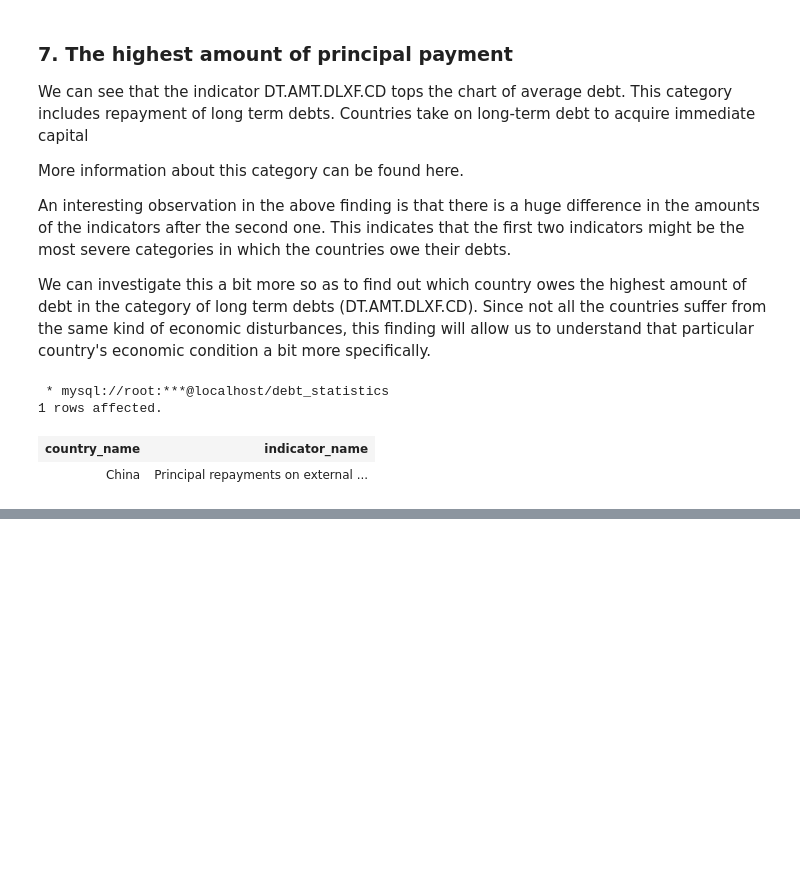
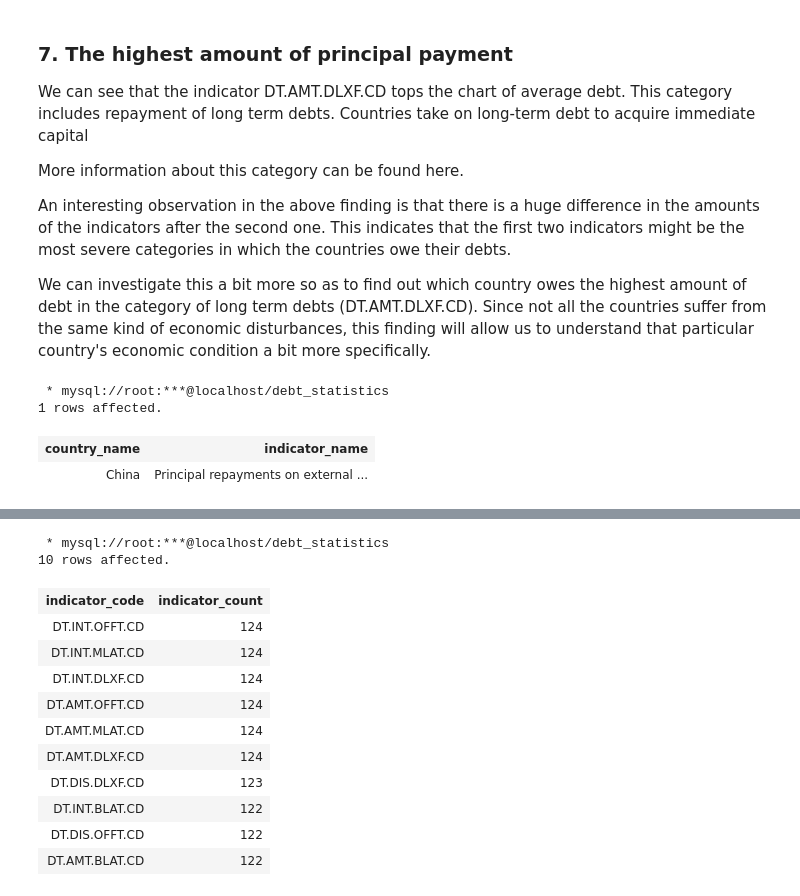
Before and after one commit to AlphonseBrandon/AB, a Jupyter notebook: _notebooks/2022-05-20-Analyzing-International-Debt-Stats-With-SQL.ipynb, the cells around one changed output, grey strips where cells are left out. Drawn from its saved outputs; the diff is of its cells as text; code cells hidden in the pictures; blank space fills up the shorter version.

```diff
--- a/_notebooks/2022-05-20-Analyzing-International-Debt-Stats-With-SQL.ipynb
+++ b/_notebooks/2022-05-20-Analyzing-International-Debt-Stats-With-SQL.ipynb
@@ -204,0 +211,24 @@ WHERE debt = (SELECT
+# %%
+%%sql
+
+SELECT indicator_code,
+       COUNT(indicator_code) AS indicator_count
+FROM international_debt
+GROUP BY indicator_code
+ORDER BY indicator_count DESC,
+         indicator_code DESC
+LIMIT 10
+# %% [output]
+ * mysql://root:***@localhost/debt_statistics
+10 rows affected.
+| indicator_code | indicator_count |
+| DT.INT.OFFT.CD | 124 |
+| DT.INT.MLAT.CD | 124 |
+| DT.INT.DLXF.CD | 124 |
+| DT.AMT.OFFT.CD | 124 |
+| DT.AMT.MLAT.CD | 124 |
+| DT.AMT.DLXF.CD | 124 |
+| DT.DIS.DLXF.CD | 123 |
+| DT.INT.BLAT.CD | 122 |
+| DT.DIS.OFFT.CD | 122 |
+| DT.AMT.BLAT.CD | 122 |
```
Also changed, not shown: parts of 7 cells of this notebook.
